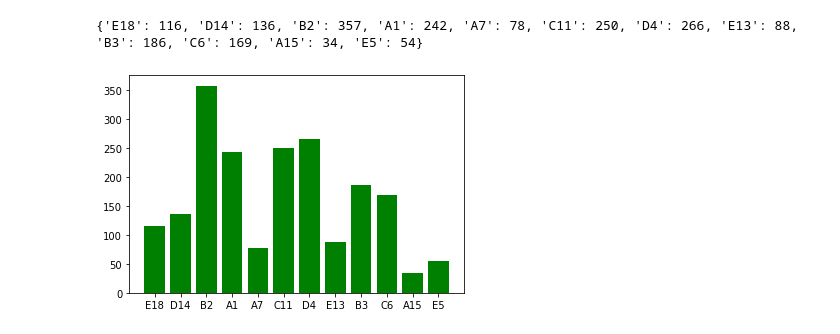
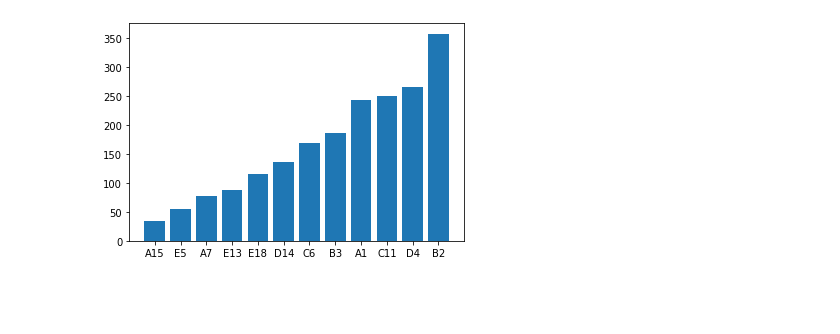
Before and after one commit to koeberlc/data731-projet, a Jupyter notebook: data731-analyse.ipynb, the cells around one changed output. Saved outputs shown, nothing was run; the diff lists cells and outputs as text; code cells hidden in the pictures; blank space fills up the shorter version.

```diff
--- a/data731-analyse.ipynb
+++ b/data731-analyse.ipynb
@@ -62,17 +72,25 @@ TypeError: '<=' not supported between instances of 'dict' and 'dict'
 # %%
 #Analyse par district
-crime_district = {}
-for c in data:
-    if(c["DISTRICT"] != ""):
-        if(not c["DISTRICT"] in crime_district):
-            crime_district[c["DISTRICT"]] = 0
-        crime_district[c["DISTRICT"]] += 1
-print(crime_district)
+def get_crime_district(data):
+    crime_district = {}
+    districts = {}
+    for c in data:
+        if(c["DISTRICT"] != ""):
+            if(not c["DISTRICT"] in crime_district):
+                crime_district[c["DISTRICT"]] = 0
+                districts[c["DISTRICT"]] = []
+            crime_district[c["DISTRICT"]] += 1
+            districts[c["DISTRICT"]].append(c)
+    crime_district = {k: v for k, v in sorted(crime_district.items(), key=lambda item: item[1])}
+    return crime_district, districts
 
-plt.bar(crime_district.keys(), crime_district.values(), color='g')
-plt.show()
+crime_district, districts = get_crime_district(data)
-# %% [output]
-{'E18': 116, 'D14': 136, 'B2': 357, 'A1': 242, 'A7': 78, 'C11': 250, 'D4': 266, 'E13': 88, 'B3': 186, 'C6': 169, 'A15': 34, 'E5': 54}
-[figure, removed]
+# %%
+fig = plt.figure()
+fig.patch.set_facecolor('xkcd:white')
+plt.bar(crime_district.keys(), crime_district.values())
+plt.show()
+# %% [output]
+[figure, added]
 # %%
 #Analyse par types (Offense Code group)
```
Also changed, not shown: parts of 16 cells of this notebook.
